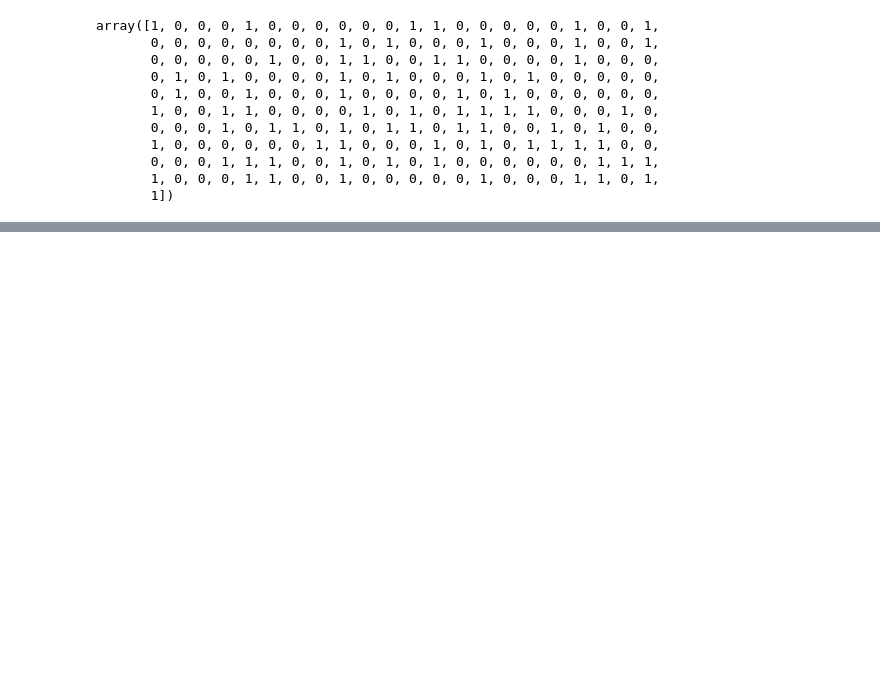
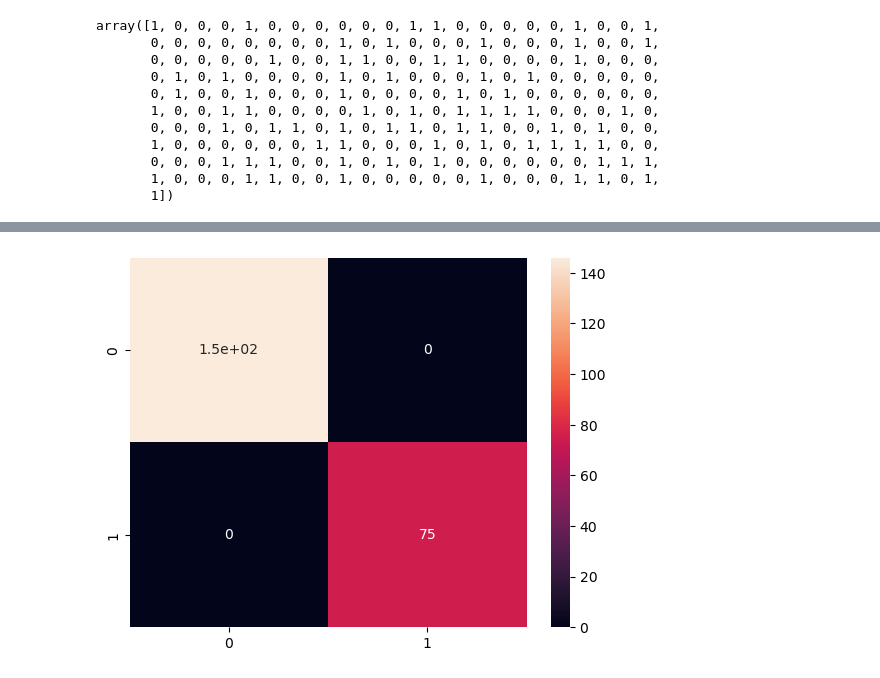
Before and after one commit to Gervig/Business-Intelligence, a Jupyter notebook: MP3/MP3 - Casper.ipynb, the cells around one changed output, grey strips where cells are left out. Drawn from its saved outputs; the diff is of its cells as text; code cells hidden in the pictures; blank space fills up the shorter version.

```diff
--- a/MP3/MP3 - Casper.ipynb
+++ b/MP3/MP3 - Casper.ipynb
@@ -662,0 +691,5 @@ confusion_mat
+# %%
+sns.heatmap(confusion_mat, annot=True)
+plt.show()
+# %% [output]
+[figure, added]
```
Also changed, not shown: parts of 21 cells of this notebook.
